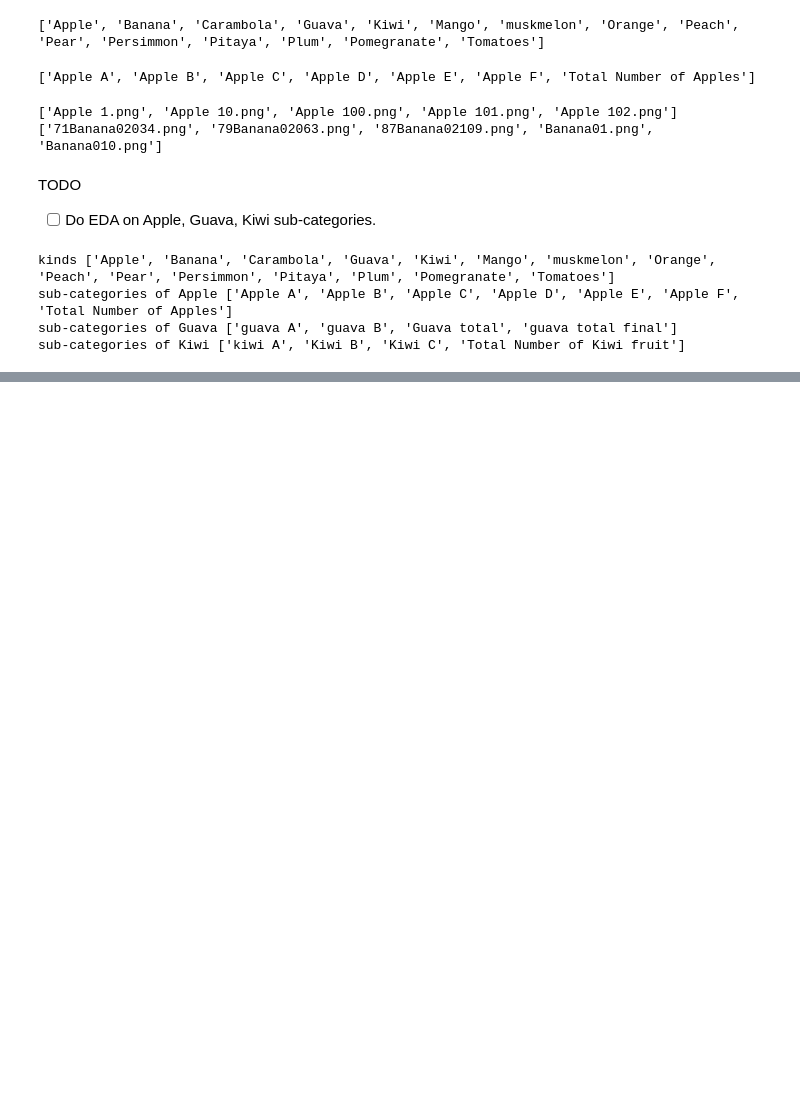
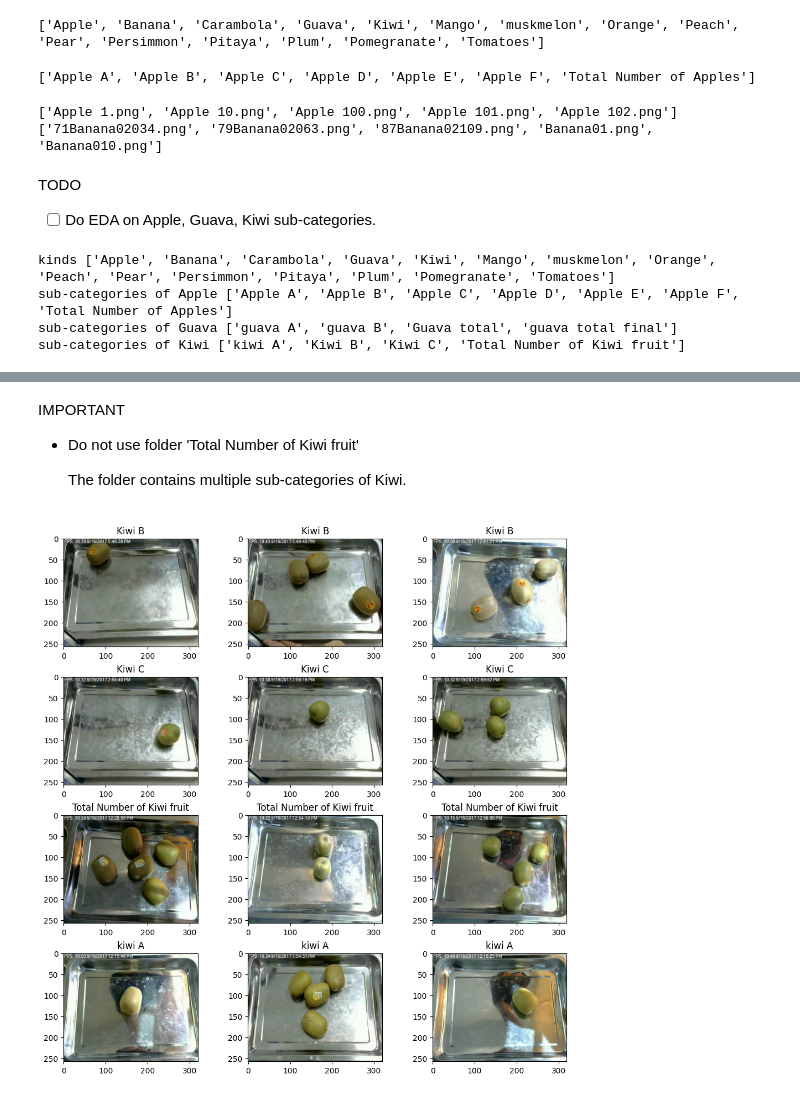
Before and after one commit to jasonrichdarmawan/p2-ml2, a Jupyter notebook: h8dsft_P2M2_jason_rich_darmawan_onggo_putra.ipynb, the cells around one changed output, grey strips where cells are left out. Drawn from its saved outputs; the diff is of its cells as text; code cells hidden in the pictures; blank space fills up the shorter version.

```diff
--- a/h8dsft_P2M2_jason_rich_darmawan_onggo_putra.ipynb
+++ b/h8dsft_P2M2_jason_rich_darmawan_onggo_putra.ipynb
@@ -100,0 +140,9 @@ df.head()
+# %% [markdown]
+IMPORTANT
+- Do not use folder 'Total Number of Kiwi fruit'
+
+  The folder contains multiple sub-categories of Kiwi.
+# %%
+imshow_kind(kind='Kiwi')
+# %% [output]
+[figure, added]
```
Also changed, not shown: parts of 10 cells of this notebook, 2 other files.
